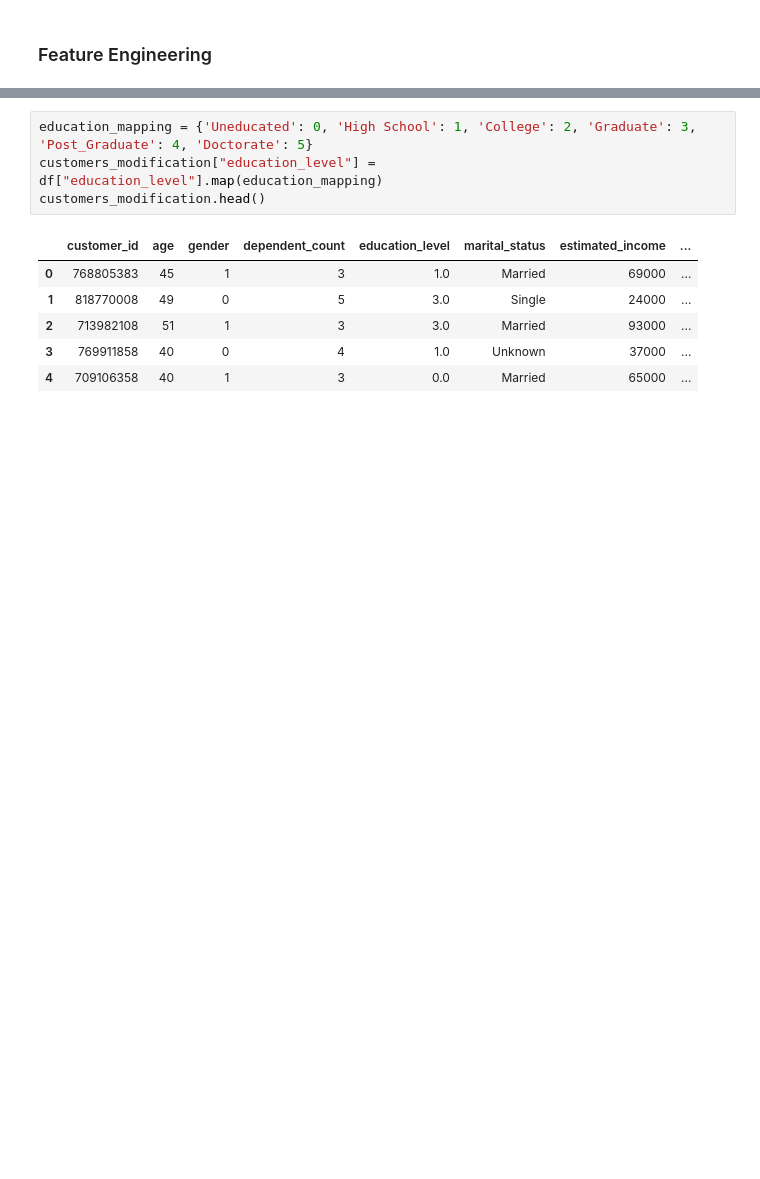
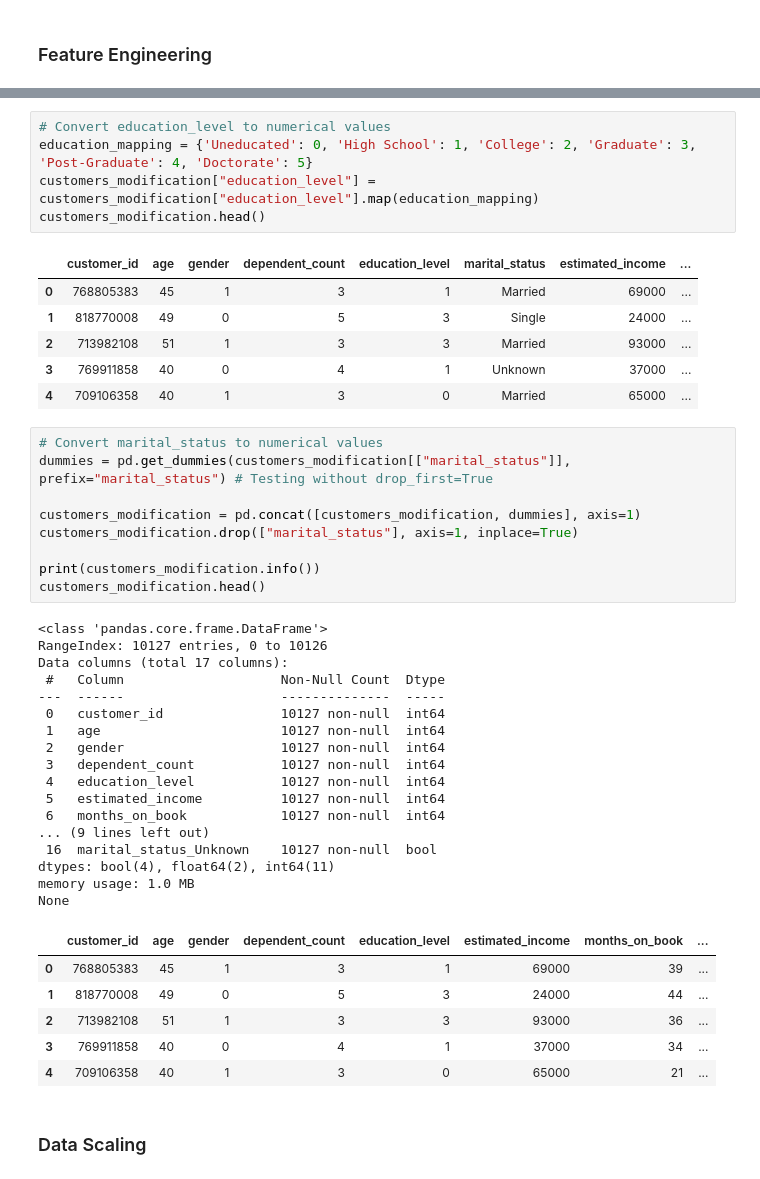
Before and after one commit to chemutai254/DATA, a Jupyter notebook: EDA/customer_segmentation.ipynb, the cells around one changed output, grey strips where cells are left out. Cells and saved outputs as stored; diff of their text form; blank space fills up the shorter version.

```diff
--- a/EDA/customer_segmentation.ipynb
+++ b/EDA/customer_segmentation.ipynb
@@ -106,13 +117,49 @@ customers_modification.head()
 | 3 | 769911858 | 40 | 0 | 4 | High School | Unknown | 37000 | ... |
 | 4 | 709106358 | 40 | 1 | 3 | Uneducated | Married | 65000 | ... |
 # %%
-education_mapping = {'Uneducated': 0, 'High School': 1, 'College': 2, 'Graduate': 3, 'Post_Graduate': 4, 'Doctorate': 5}
-customers_modification["education_level"] = df["education_level"].map(education_mapping)
+# Convert education_level to numerical values
+education_mapping = {'Uneducated': 0, 'High School': 1, 'College': 2, 'Graduate': 3, 'Post-Graduate': 4, 'Doctorate': 5}
+customers_modification["education_level"] = customers_modification["education_level"].map(education_mapping)
 customers_modification.head()
 # %% [output]
 |  | customer_id | age | gender | dependent_count | education_level | marital_status | estimated_income | ... |
-| 0 | 768805383 | 45 | 1 | 3 | 1.0 | Married | 69000 | ... |
-| 1 | 818770008 | 49 | 0 | 5 | 3.0 | Single | 24000 | ... |
-| 2 | 713982108 | 51 | 1 | 3 | 3.0 | Married | 93000 | ... |
-| 3 | 769911858 | 40 | 0 | 4 | 1.0 | Unknown | 37000 | ... |
-| 4 | 709106358 | 40 | 1 | 3 | 0.0 | Married | 65000 | ... |
+| 0 | 768805383 | 45 | 1 | 3 | 1 | Married | 69000 | ... |
+| 1 | 818770008 | 49 | 0 | 5 | 3 | Single | 24000 | ... |
+| 2 | 713982108 | 51 | 1 | 3 | 3 | Married | 93000 | ... |
+| 3 | 769911858 | 40 | 0 | 4 | 1 | Unknown | 37000 | ... |
+| 4 | 709106358 | 40 | 1 | 3 | 0 | Married | 65000 | ... |
+# %%
+# Convert marital_status to numerical values
+dummies = pd.get_dummies(customers_modification[["marital_status"]], prefix="marital_status") # Testing without drop_first=True
+
+customers_modification = pd.concat([customers_modification, dummies], axis=1)
+customers_modification.drop(["marital_status"], axis=1, inplace=True)
+
+print(customers_modification.info())
+customers_modification.head()
+# %% [output]
+<class 'pandas.core.frame.DataFrame'>
+RangeIndex: 10127 entries, 0 to 10126
+Data columns (total 17 columns):
+ #   Column                    Non-Null Count  Dtype
+---  ------                    --------------  -----
+ 0   customer_id               10127 non-null  int64
+ 1   age                       10127 non-null  int64
+ 2   gender                    10127 non-null  int64
+ 3   dependent_count           10127 non-null  int64
+ 4   education_level           10127 non-null  int64
+ 5   estimated_income          10127 non-null  int64
+ 6   months_on_book            10127 non-null  int64
+... (9 lines left out)
+ 16  marital_status_Unknown    10127 non-null  bool
+dtypes: bool(4), float64(2), int64(11)
+memory usage: 1.0 MB
+None
+|  | customer_id | age | gender | dependent_count | education_level | estimated_income | months_on_book | ... |
+| 0 | 768805383 | 45 | 1 | 3 | 1 | 69000 | 39 | ... |
+| 1 | 818770008 | 49 | 0 | 5 | 3 | 24000 | 44 | ... |
+| 2 | 713982108 | 51 | 1 | 3 | 3 | 93000 | 36 | ... |
+| 3 | 769911858 | 40 | 0 | 4 | 1 | 37000 | 34 | ... |
+| 4 | 709106358 | 40 | 1 | 3 | 0 | 65000 | 21 | ... |
+# %% [markdown]
+### Data Scaling
```
Also changed, not shown: parts of 6 cells of this notebook.
